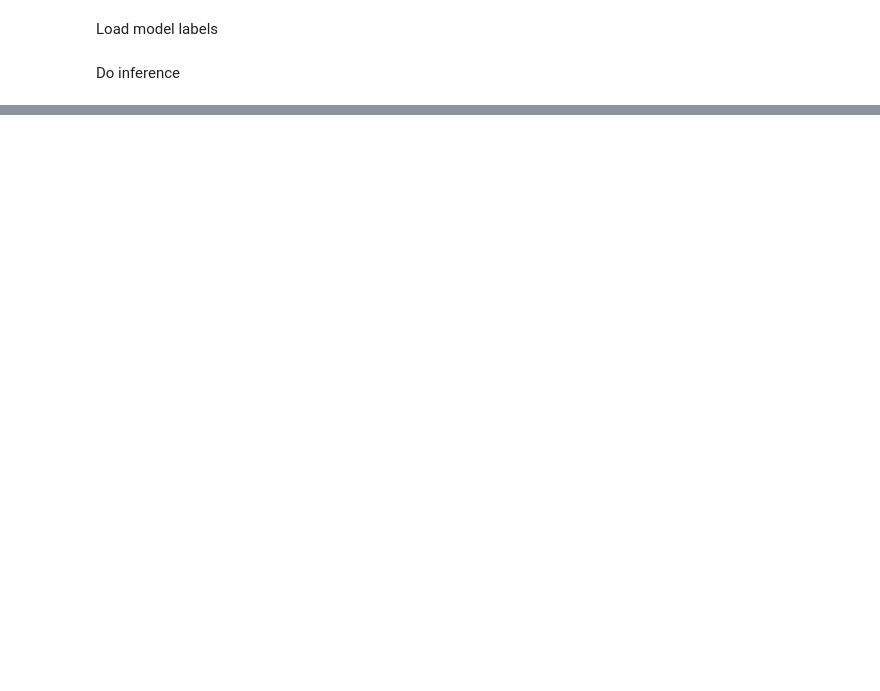
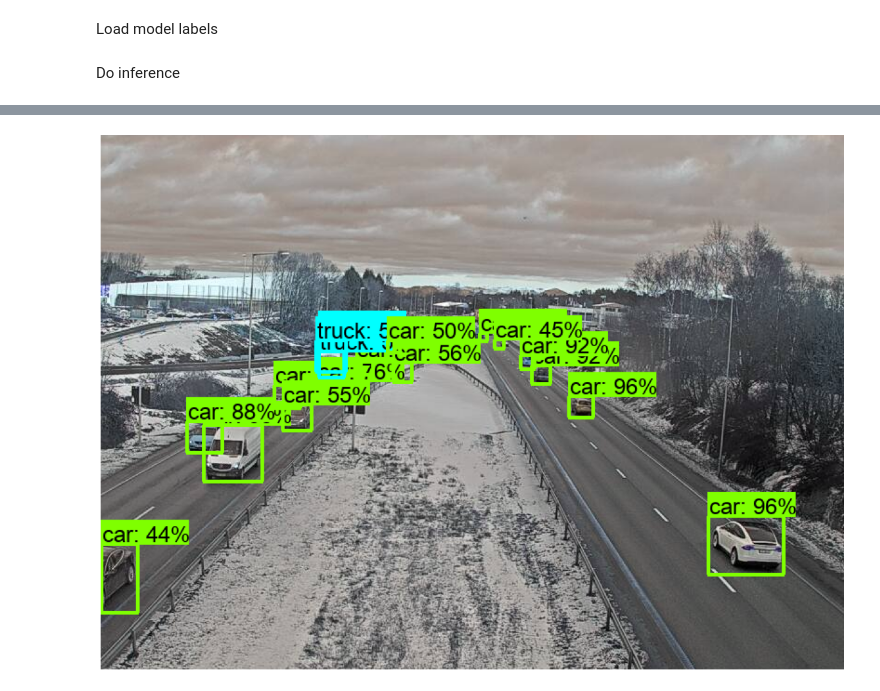
Before and after one commit to BerntA/CVEET, a Jupyter notebook: src/object-detection.ipynb, the cells around one changed output, grey strips where cells are left out. Cells and saved outputs as stored; diff of their text form; code cells hidden in the pictures; blank space fills up the shorter version.

```diff
--- a/src/object-detection.ipynb
+++ b/src/object-detection.ipynb
@@ -27,9 +28,7 @@ PATH_TO_SAVED_MODEL = r'E:\Cloud\GIT\CVEET\pre-trained-models\faster_rcnn_incept
 # %%
 print("Loading model...")
 start_time = time.time()
-detect_fn = tf.saved_model.load(PATH_TO_SAVED_MODEL)
-end_time = time.time()
-elapsed_time = end_time - start_time
-print('Done! Took {} seconds'.format(elapsed_time))
+detect_fn = tf.saved_model.load('../exported-models/ssd_mobilenet_v2/saved_model')
+print('Done! Took {} seconds'.format(time.time()-start_time))
 # %% [output]
 Loading model...
@@ -38,7 +37,7 @@ Done! Took 135.15018939971924 seconds
 Load model labels
 # %%
 category_index = label_map_util.create_category_index_from_labelmap(
-    r'E:\Cloud\GIT\CVEET\annotations\mscoco_label_map.pbtxt',
+    '../annotations/label_map.pbtxt',
     use_display_name=True
 )
 # %% [markdown]
@@ -107,0 +118,3 @@ FileNotFoundError: [Errno 2] No such file or directory: '../../data/temp/test.pn
+# %%
+inference_url(URL, True)
+# %% [output]
@@ -107,0 +122 @@ FileNotFoundError: [Errno 2] No such file or directory: '../../data/temp/test.pn
+[figure, added]
```
Also changed, not shown: parts of 12 cells of this notebook, 6 other files.
